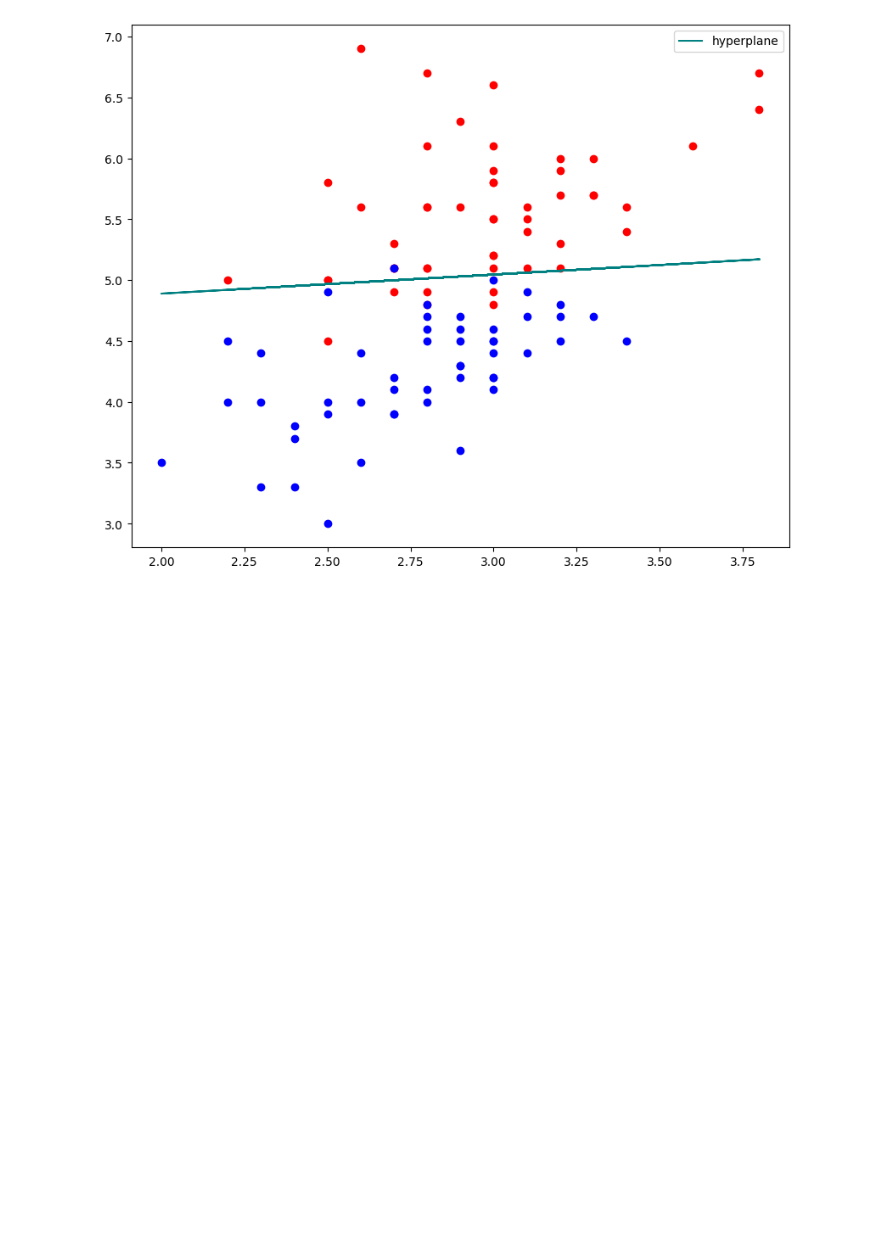
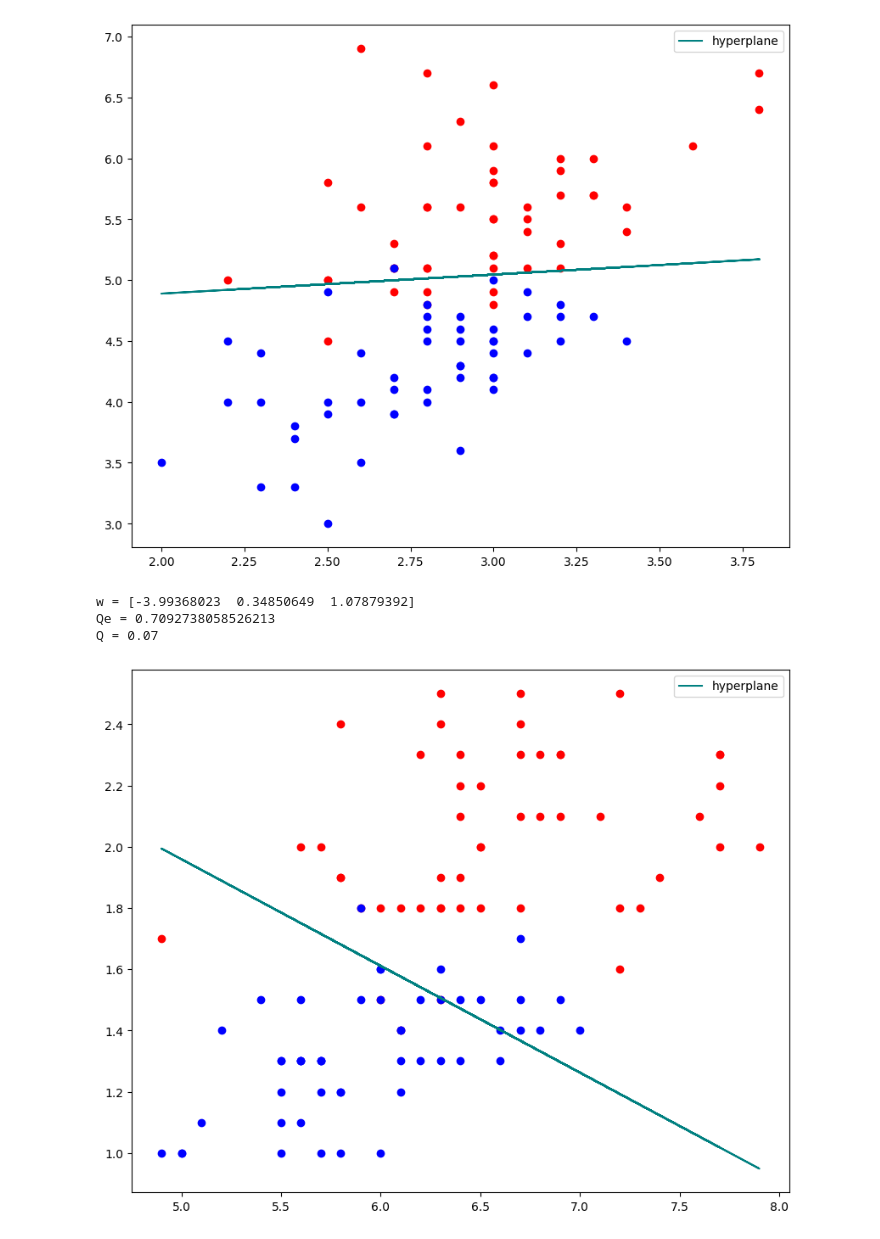
Before and after one commit to azizdevlab-creator/ML-DL_learning, a Jupyter notebook: MachineLearning/MLcourse/sgd_classification.ipynb, the cells around one changed output. Drawn from its saved outputs; the diff is of its cells as text; code cells hidden in the pictures; blank space fills up the shorter version.

```diff
--- a/MachineLearning/MLcourse/sgd_classification.ipynb
+++ b/MachineLearning/MLcourse/sgd_classification.ipynb
@@ -1,6 +1,7 @@
 # %%
 import numpy as np
 # %%
+# Task1
 def loss(w, x, y):
     M = np.dot(x, w) * y
     return np.log2(1 + np.exp(-M))
@@ -21,7 +22,7 @@ nt = np.array([0.5, 0.01, 0.01])
 lm = 0.01
 N = 1000
 
-Qe = np.mean(loss(w, x_train, y_train))
+Qe = np.mean((np.dot(x_train, w) * y_train) < 0)
 np.random.seed(0)
 # %%
 print(f'Qe = {Qe:.4f}')
@@ -66,0 +144,24 @@ plt.show()
+# %%
+print(f'w = {w}')
+print(f'Qe = {Qe}')
+print(F'Q = {Q}')
+# %% [output]
+w = [-3.99368023  0.34850649  1.07879392]
+Qe = 0.7092738058526213
+Q = 0.07
+# %%
+import matplotlib.pyplot as plt
+data_x = np.array(data_x)
+data_y = np.array(data_y)
+x_0 = data_x[data_y == 1]
+x_1 = data_x[data_y == -1]
+line_x = data_x[:, 0]
+line_y = -w[1]*data_x[:, 0] - w[0] / w[2]
+plt.figure(figsize=(10, 8))
+plt.scatter(x_0[:, 0], x_0[:, 1], c='red')
+plt.scatter(x_1[:, 0], x_1[:, 1], c='blue')
+plt.plot(line_x, line_y, c='teal', label = 'hyperplane')
+plt.legend()
+plt.show()
+# %% [output]
+[figure, added]
```
Also changed, not shown: parts of 6 cells of this notebook.
